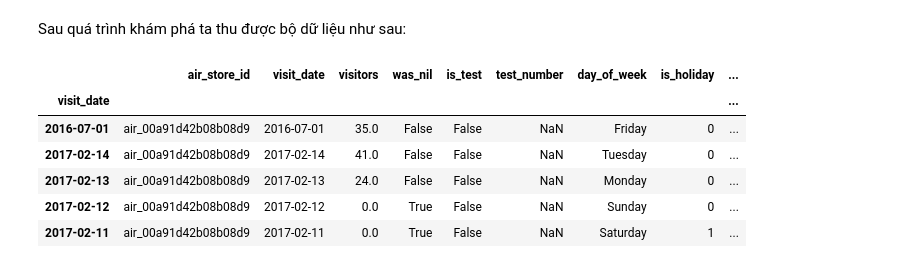
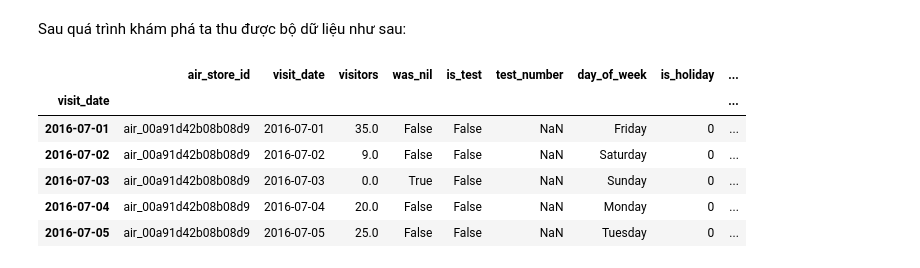
Before and after one commit to pdthuc/Project-Applied_Data_Science, a Jupyter notebook: Group12_Notebook.ipynb, the cells around one changed output. Saved outputs shown, nothing was run; the diff lists cells and outputs as text; code cells hidden in the pictures.

Commit message:
upload final DataFrame

```diff
--- a/Group12_Notebook.ipynb
+++ b/Group12_Notebook.ipynb
@@ -250,15 +249,15 @@ weather[['visit_date', 'avg_temperature', 'precipitation']].head()
 Sau quá trình khám phá ta thu được bộ dữ liệu như sau:
 # %%
 data['visit_date'] = pd.to_datetime(data['visit_date'])
-#data.index = data['visit_date']
+data.index = data['visit_date']
 #data.sort_values(['air_store_id', 'visit_date'], inplace=True)
 
 data.head()
 # %% [output]
 |  | air_store_id | visit_date | visitors | was_nil | is_test | test_number | day_of_week | is_holiday | ... |
 | visit_date |  |  |  |  |  |  |  |  | ... |
 | 2016-07-01 | air_00a91d42b08b08d9 | 2016-07-01 | 35.0 | False | False | NaN | Friday | 0 | ... |
-| 2017-02-14 | air_00a91d42b08b08d9 | 2017-02-14 | 41.0 | False | False | NaN | Tuesday | 0 | ... |
-| 2017-02-13 | air_00a91d42b08b08d9 | 2017-02-13 | 24.0 | False | False | NaN | Monday | 0 | ... |
-| 2017-02-12 | air_00a91d42b08b08d9 | 2017-02-12 | 0.0 | True | False | NaN | Sunday | 0 | ... |
-| 2017-02-11 | air_00a91d42b08b08d9 | 2017-02-11 | 0.0 | True | False | NaN | Saturday | 1 | ... |
+| 2016-07-02 | air_00a91d42b08b08d9 | 2016-07-02 | 9.0 | False | False | NaN | Saturday | 0 | ... |
+| 2016-07-03 | air_00a91d42b08b08d9 | 2016-07-03 | 0.0 | True | False | NaN | Sunday | 0 | ... |
+| 2016-07-04 | air_00a91d42b08b08d9 | 2016-07-04 | 20.0 | False | False | NaN | Monday | 0 | ... |
+| 2016-07-05 | air_00a91d42b08b08d9 | 2016-07-05 | 25.0 | False | False | NaN | Tuesday | 0 | ... |
```
Also changed, not shown: parts of 2 cells of this notebook.
